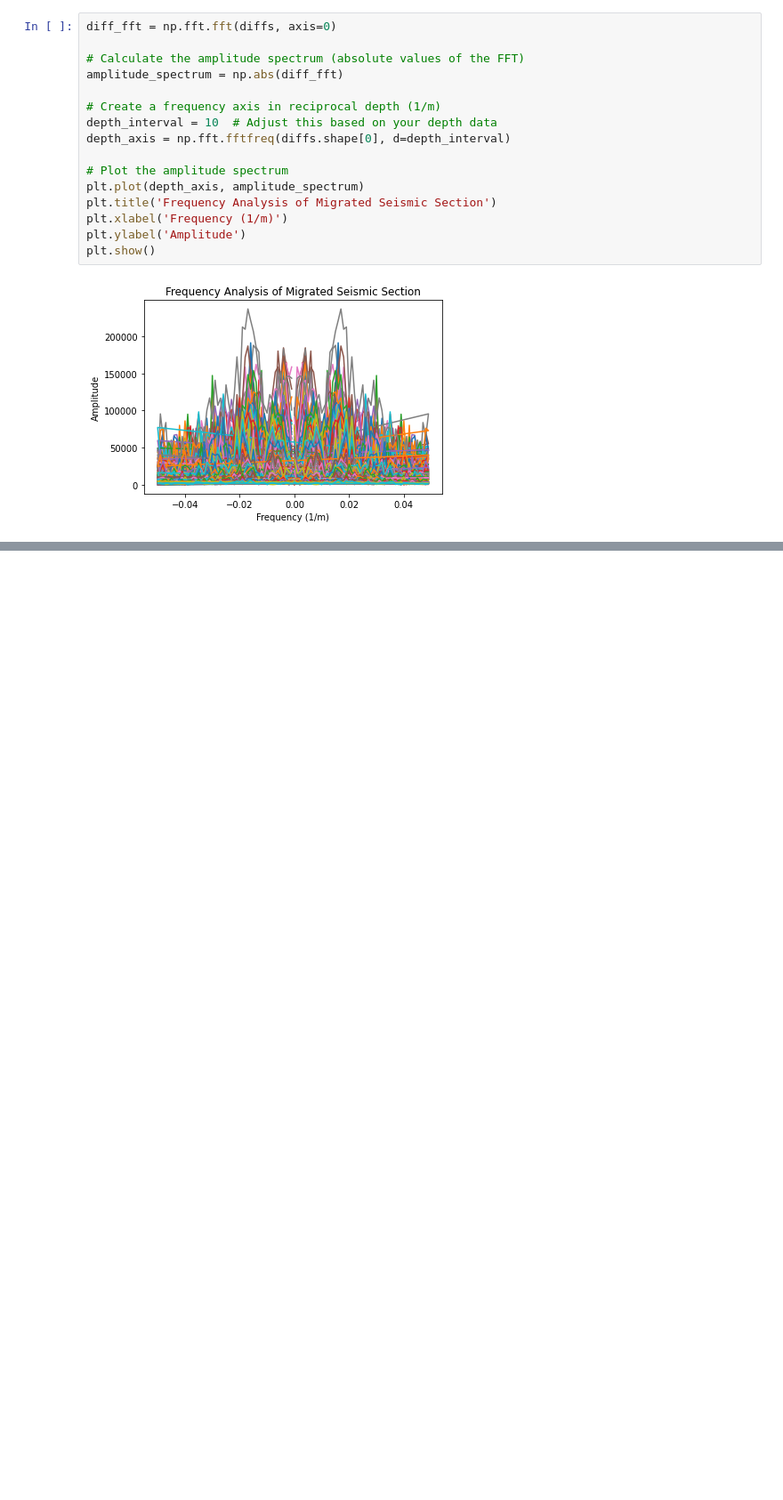
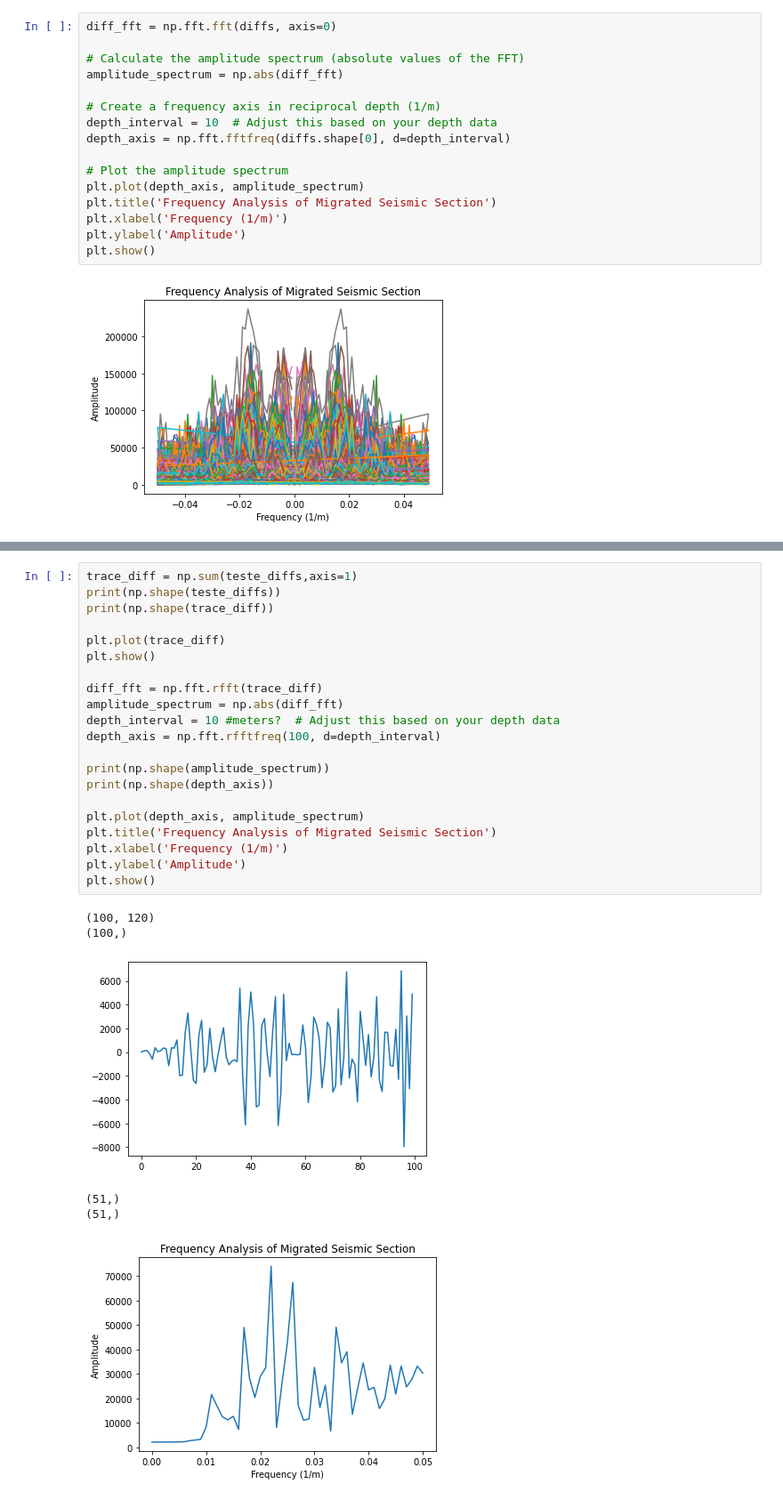
Before and after one commit to GuilhermeZakarewicz/DiffraPy, a Jupyter notebook: Testes_Heterogeneous_VelocityModel.ipynb, the cells around one changed output, grey strips where cells are left out. Shown at 89% size. Drawn from its saved outputs; the diff is of its cells as text; blank space fills up the shorter version.

Commit message:
including frequency analysis

```diff
--- a/Testes_Heterogeneous_VelocityModel.ipynb
+++ b/Testes_Heterogeneous_VelocityModel.ipynb
@@ -595,0 +627,28 @@ plt.show()
+# %%
+trace_diff = np.sum(teste_diffs,axis=1)
+print(np.shape(teste_diffs))
+print(np.shape(trace_diff))
+
+plt.plot(trace_diff)
+plt.show()
+
+diff_fft = np.fft.rfft(trace_diff)
+amplitude_spectrum = np.abs(diff_fft)
+depth_interval = 10 #meters?  # Adjust this based on your depth data
+depth_axis = np.fft.rfftfreq(100, d=depth_interval)
+
+print(np.shape(amplitude_spectrum))
+print(np.shape(depth_axis))
+
+plt.plot(depth_axis, amplitude_spectrum)
+plt.title('Frequency Analysis of Migrated Seismic Section')
+plt.xlabel('Frequency (1/m)')
+plt.ylabel('Amplitude')
+plt.show()
+# %% [output]
+(100, 120)
+(100,)
+[figure, added]
+(51,)
+(51,)
+[figure, added]
```
Also changed, not shown: parts of 5 cells of this notebook, 1 other file.
